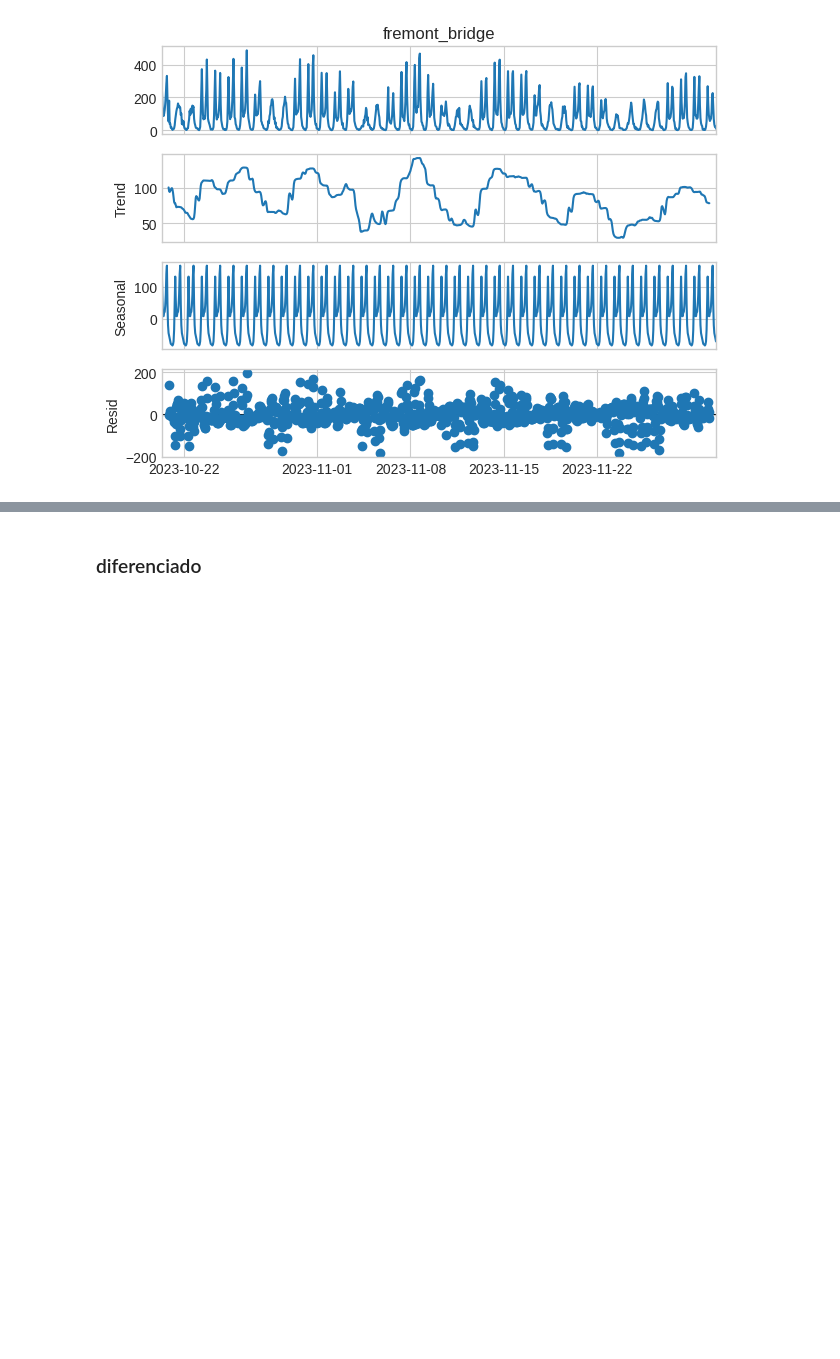
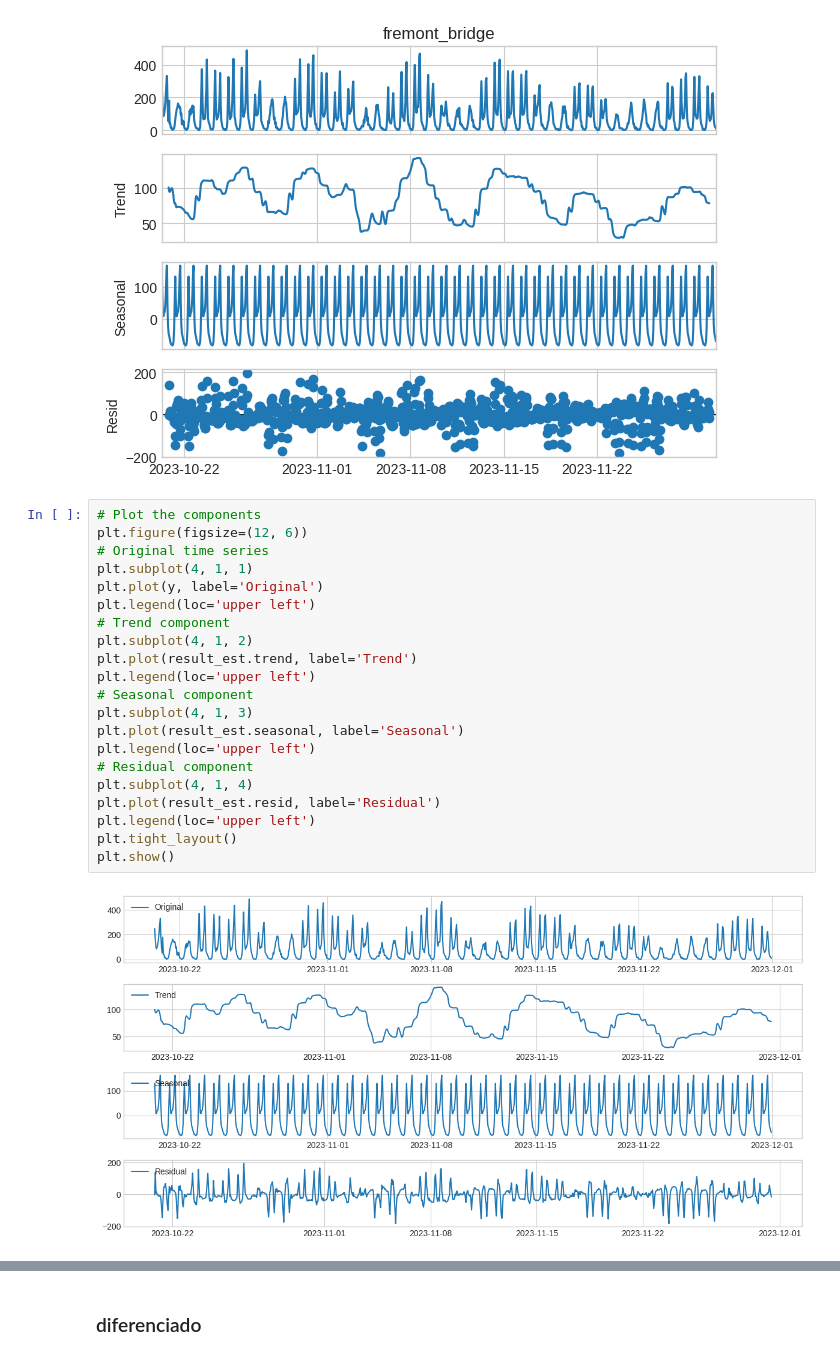
Before and after one commit to KevinrealG/Series_de_tiempo, a Jupyter notebook: 02_Aplying_arima_lstm.ipynb, the cells around one changed output, grey strips where cells are left out. Saved outputs shown, nothing was run; the diff lists cells and outputs as text; blank space fills up the shorter version.

```diff
--- a/02_Aplying_arima_lstm.ipynb
+++ b/02_Aplying_arima_lstm.ipynb
@@ -248,3 +258,26 @@ result_est.plot()
 plt.show()
 # %% [output]
 [figure]
+# %%
+# Plot the components
+plt.figure(figsize=(12, 6))
+# Original time series
+plt.subplot(4, 1, 1)
+plt.plot(y, label='Original')
+plt.legend(loc='upper left')
+# Trend component
+plt.subplot(4, 1, 2)
+plt.plot(result_est.trend, label='Trend')
+plt.legend(loc='upper left')
+# Seasonal component
+plt.subplot(4, 1, 3)
+plt.plot(result_est.seasonal, label='Seasonal')
+plt.legend(loc='upper left')
+# Residual component
+plt.subplot(4, 1, 4)
+plt.plot(result_est.resid, label='Residual')
+plt.legend(loc='upper left')
+plt.tight_layout()
+plt.show()
+# %% [output]
+[figure, added]
```
Also changed, not shown: parts of 17 cells of this notebook.
